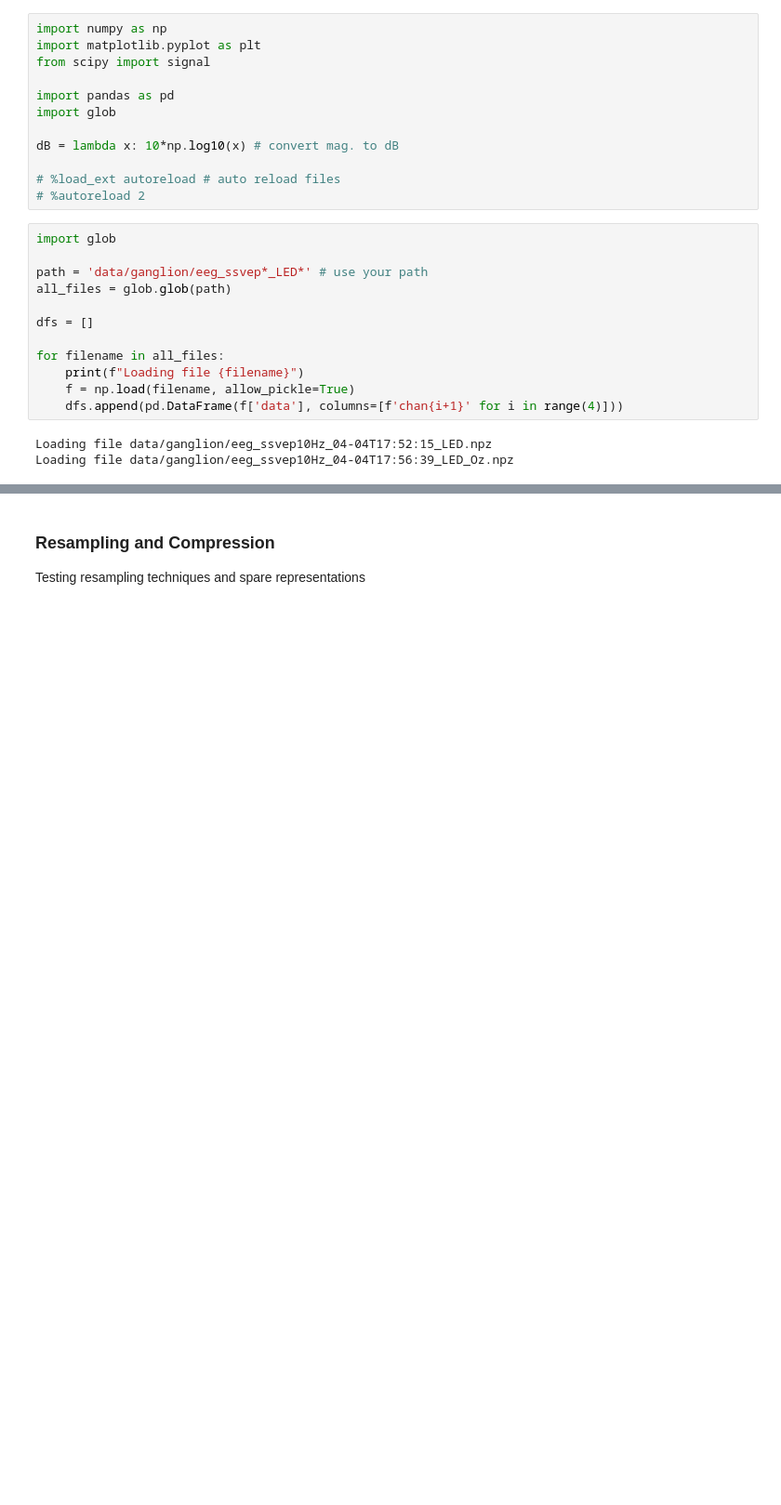
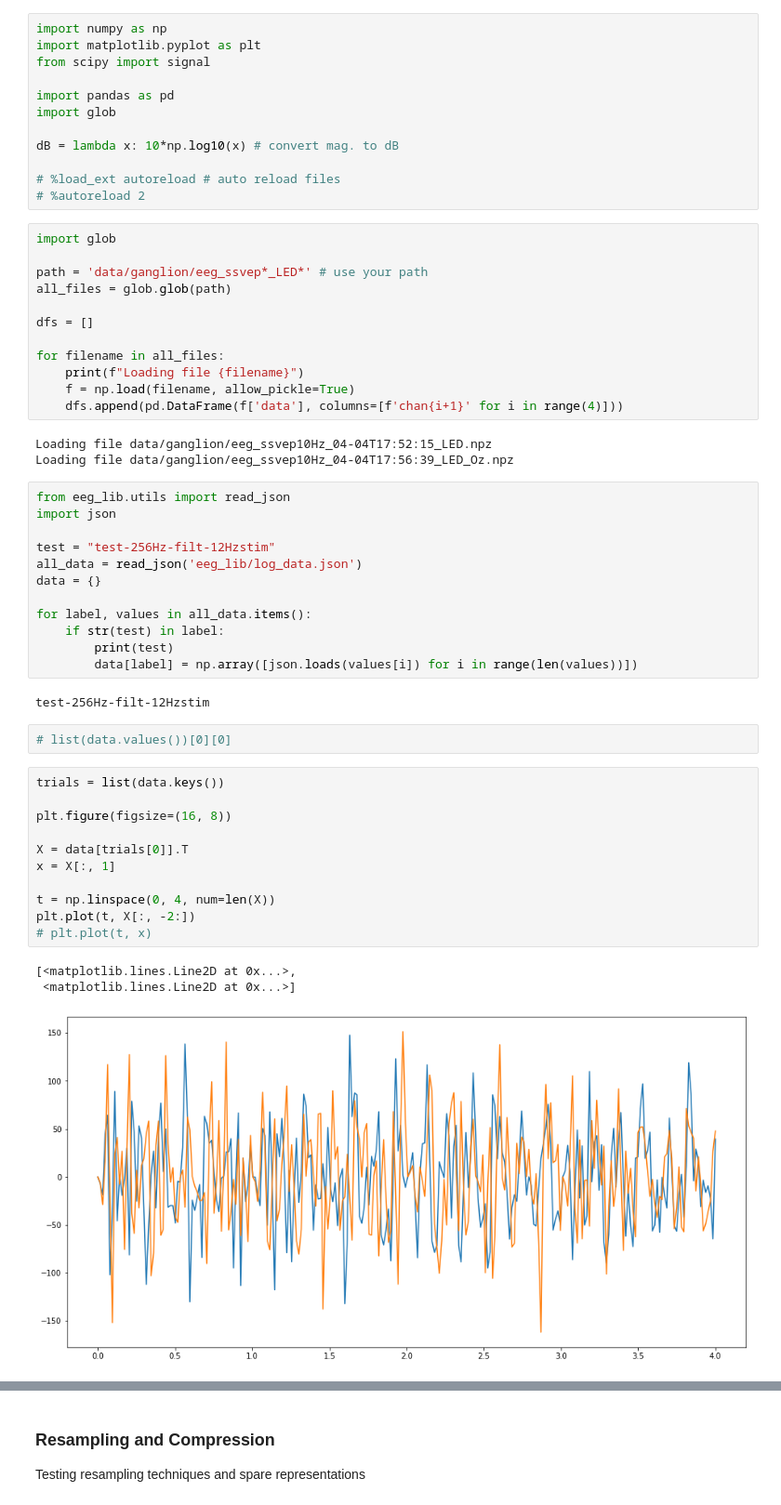
Before and after one commit to JamesTev/EEG-decoding, a Jupyter notebook: EEG-Analysis.ipynb, the cells around one changed output, grey strips where cells are left out. Shown at 93% size. Saved outputs shown, nothing was run; the diff lists cells and outputs as text; blank space fills up the shorter version.

```diff
--- a/EEG-Analysis.ipynb
+++ b/EEG-Analysis.ipynb
@@ -25,3 +25,34 @@ for filename in all_files:
 # %% [output]
 Loading file data/ganglion/eeg_ssvep10Hz_04-04T17:52:15_LED.npz
 Loading file data/ganglion/eeg_ssvep10Hz_04-04T17:56:39_LED_Oz.npz
+# %%
+from eeg_lib.utils import read_json
+import json
+
+test = "test-256Hz-filt-12Hzstim"
+all_data = read_json('eeg_lib/log_data.json')
+data = {}
+
+for label, values in all_data.items():
+    if str(test) in label:
+        print(test)
+        data[label] = np.array([json.loads(values[i]) for i in range(len(values))])
+# %% [output]
+test-256Hz-filt-12Hzstim
+# %%
+# list(data.values())[0][0]
+# %%
+trials = list(data.keys())
+
+plt.figure(figsize=(16, 8))
+
+X = data[trials[0]].T
+x = X[:, 1]
+
+t = np.linspace(0, 4, num=len(X))
+plt.plot(t, X[:, -2:])
+# plt.plot(t, x)
+# %% [output]
+[<matplotlib.lines.Line2D at 0x...>,
+ <matplotlib.lines.Line2D at 0x...>]
+[figure, added]
```
Also changed, not shown: parts of 20 cells of this notebook, 16 other files.
